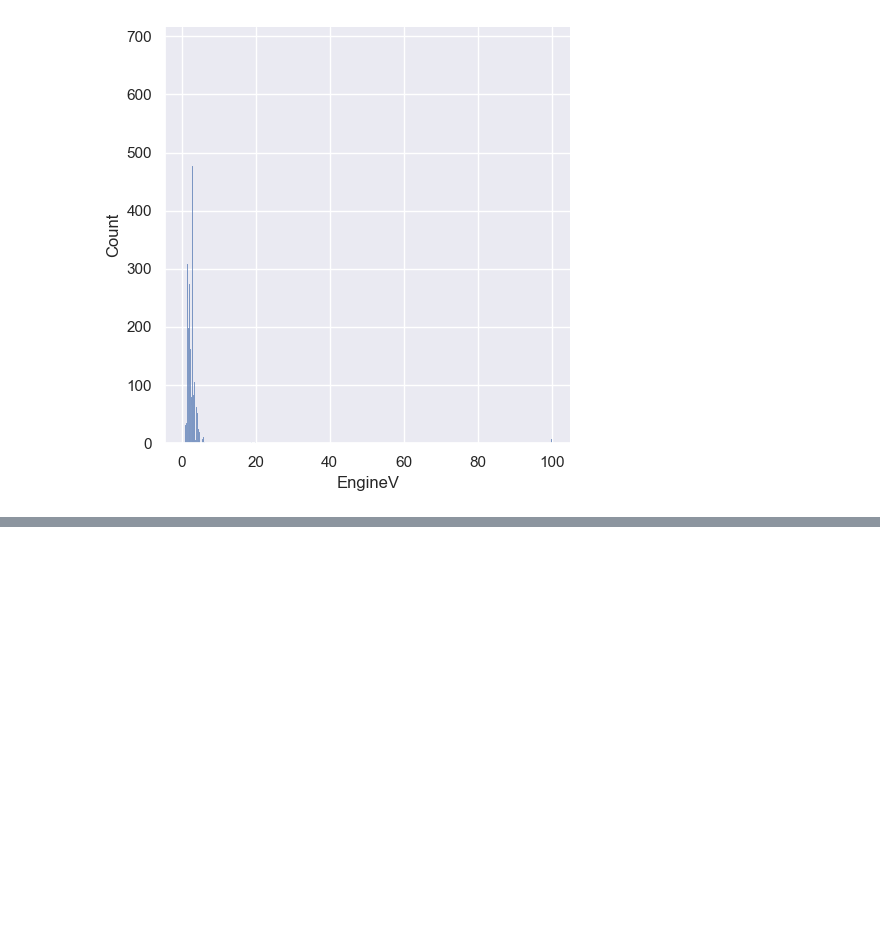
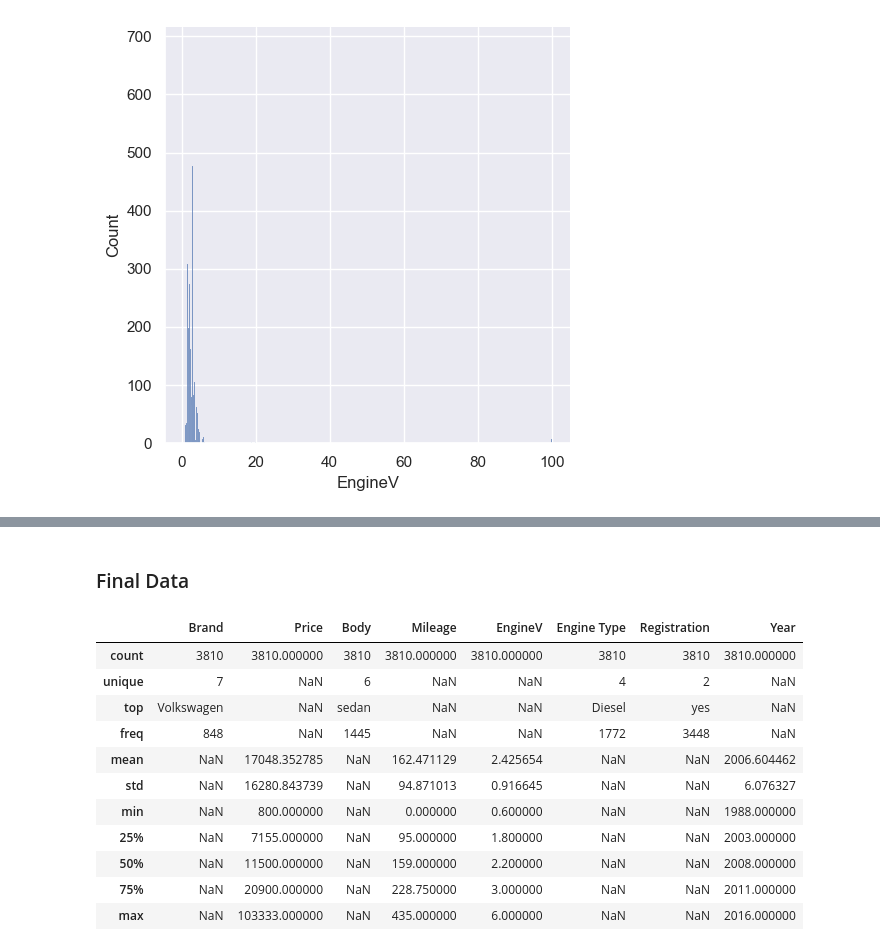
Before and after one commit to slynj/linear-regression-vehicle, a Jupyter notebook: notebooks/data_preprocessing.ipynb, the cells around one changed output, grey strips where cells are left out. Cells and saved outputs as stored; diff of their text form; code cells hidden in the pictures; blank space fills up the shorter version.

```diff
--- a/notebooks/data_preprocessing.ipynb
+++ b/notebooks/data_preprocessing.ipynb
@@ -132,0 +167,3 @@ display(top99)
+# %%
+data_rm_outlier = data_rm_outlier_year
+data_rm_outlier.head(10) # There's no inex 5, 6, ...etc -> bc we removed these rows while preprocessing
@@ -132,0 +182,3 @@ display(top99)
+# %%
+data_clean = data_rm_outlier.reset_index(drop=True)
+data_rm_outlier.head(10)
@@ -132,0 +197,17 @@ display(top99)
+# %% [markdown]
+### Final Data
+# %%
+data_clean.describe(include='all')
+# %% [output]
+|  | Brand | Price | Body | Mileage | EngineV | Engine Type | Registration | Year |
+| count | 3810 | 3810.000000 | 3810 | 3810.000000 | 3810.000000 | 3810 | 3810 | 3810.000000 |
+| unique | 7 | NaN | 6 | NaN | NaN | 4 | 2 | NaN |
+| top | Volkswagen | NaN | sedan | NaN | NaN | Diesel | yes | NaN |
+| freq | 848 | NaN | 1445 | NaN | NaN | 1772 | 3448 | NaN |
+| mean | NaN | 17048.352785 | NaN | 162.471129 | 2.425654 | NaN | NaN | 2006.604462 |
+| std | NaN | 16280.843739 | NaN | 94.871013 | 0.916645 | NaN | NaN | 6.076327 |
+| min | NaN | 800.000000 | NaN | 0.000000 | 0.600000 | NaN | NaN | 1988.000000 |
+| 25% | NaN | 7155.000000 | NaN | 95.000000 | 1.800000 | NaN | NaN | 2003.000000 |
+| 50% | NaN | 11500.000000 | NaN | 159.000000 | 2.200000 | NaN | NaN | 2008.000000 |
+| 75% | NaN | 20900.000000 | NaN | 228.750000 | 3.000000 | NaN | NaN | 2011.000000 |
+| max | NaN | 103333.000000 | NaN | 435.000000 | 6.000000 | NaN | NaN | 2016.000000 |
```
Also changed, not shown: parts of 7 cells of this notebook.
